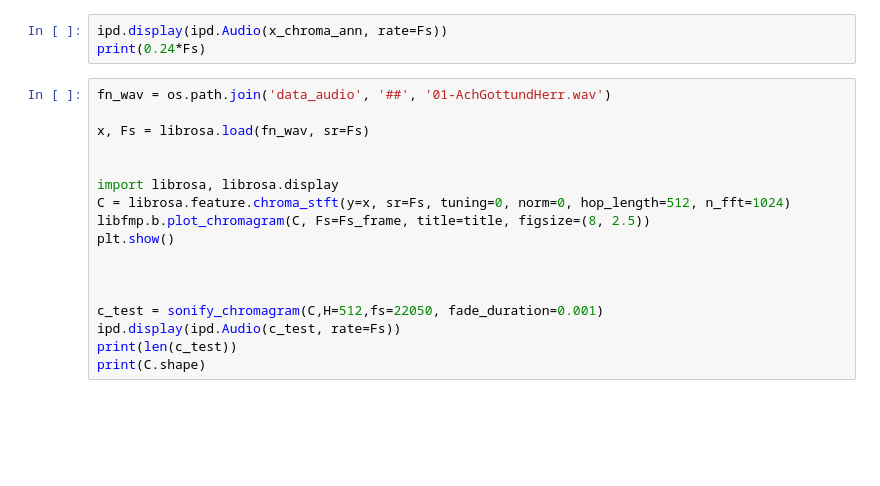
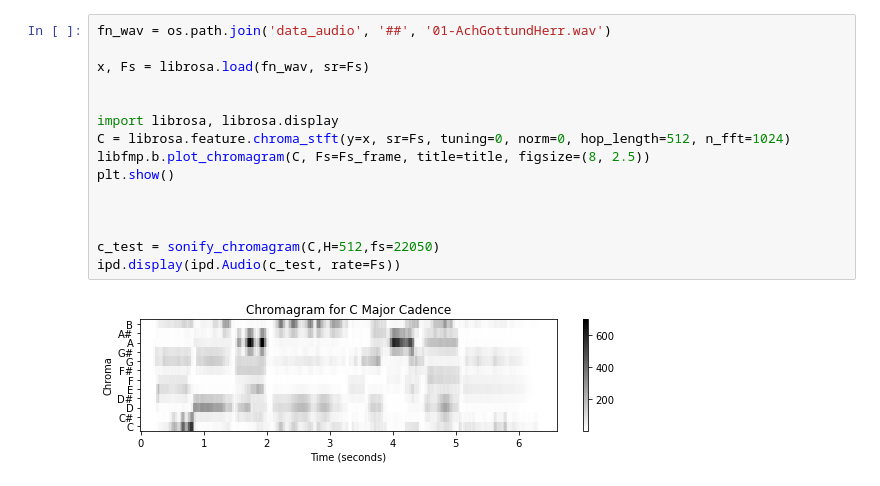
Before and after one commit to groupmm/libsoni, a Jupyter notebook: demo_chroma.ipynb, the cells around one changed output. Cells and saved outputs as stored; diff of their text form; blank space fills up the shorter version.

```diff
--- a/demo_chroma.ipynb
+++ b/demo_chroma.ipynb
@@ -47,20 +59,17 @@ print(0.01*Fs)
-# %%
-ipd.display(ipd.Audio(x_chroma_ann, rate=Fs))
-print(0.24*Fs)
 # %%
 fn_wav = os.path.join('data_audio', '##', '01-AchGottundHerr.wav')
 
 x, Fs = librosa.load(fn_wav, sr=Fs)
 
 
 import librosa, librosa.display
 C = librosa.feature.chroma_stft(y=x, sr=Fs, tuning=0, norm=0, hop_length=512, n_fft=1024)
 libfmp.b.plot_chromagram(C, Fs=Fs_frame, title=title, figsize=(8, 2.5))
 plt.show()
 
 
 
-c_test = sonify_chromagram(C,H=512,fs=22050, fade_duration=0.001)
+c_test = sonify_chromagram(C,H=512,fs=22050)
 ipd.display(ipd.Audio(c_test, rate=Fs))
-print(len(c_test))
-print(C.shape)
+# %% [output]
+[figure, added]
```
Also changed, not shown: parts of 13 cells of this notebook.
